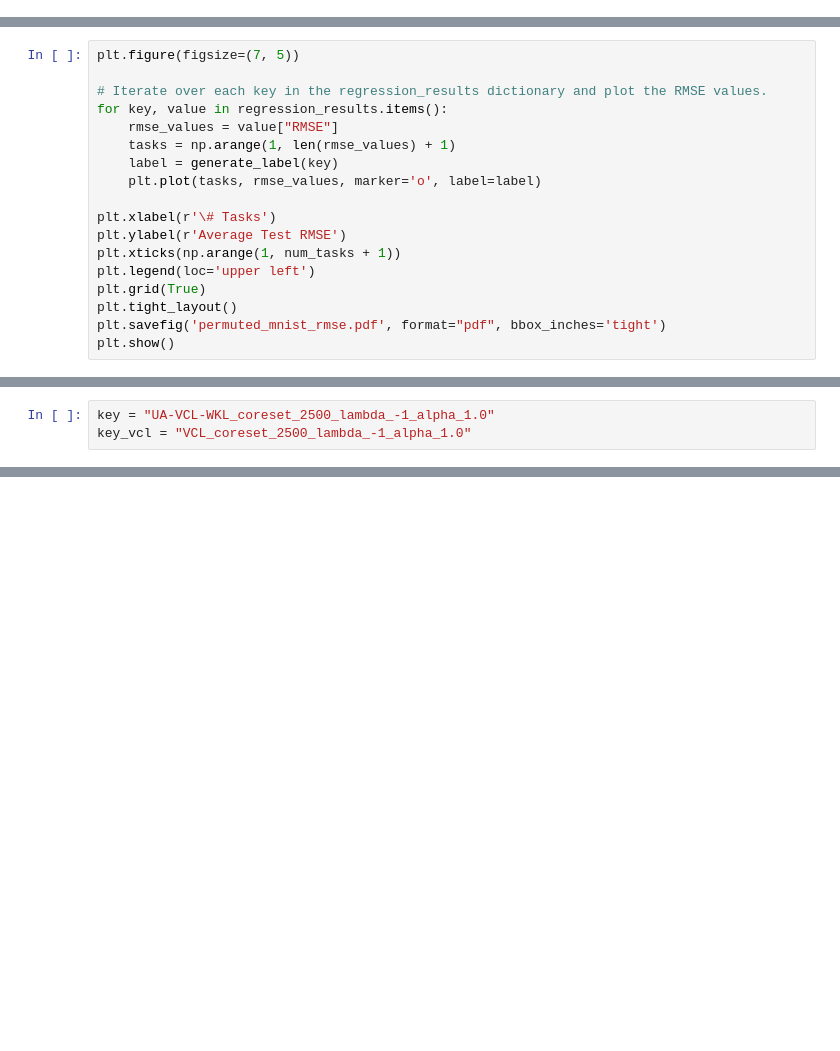
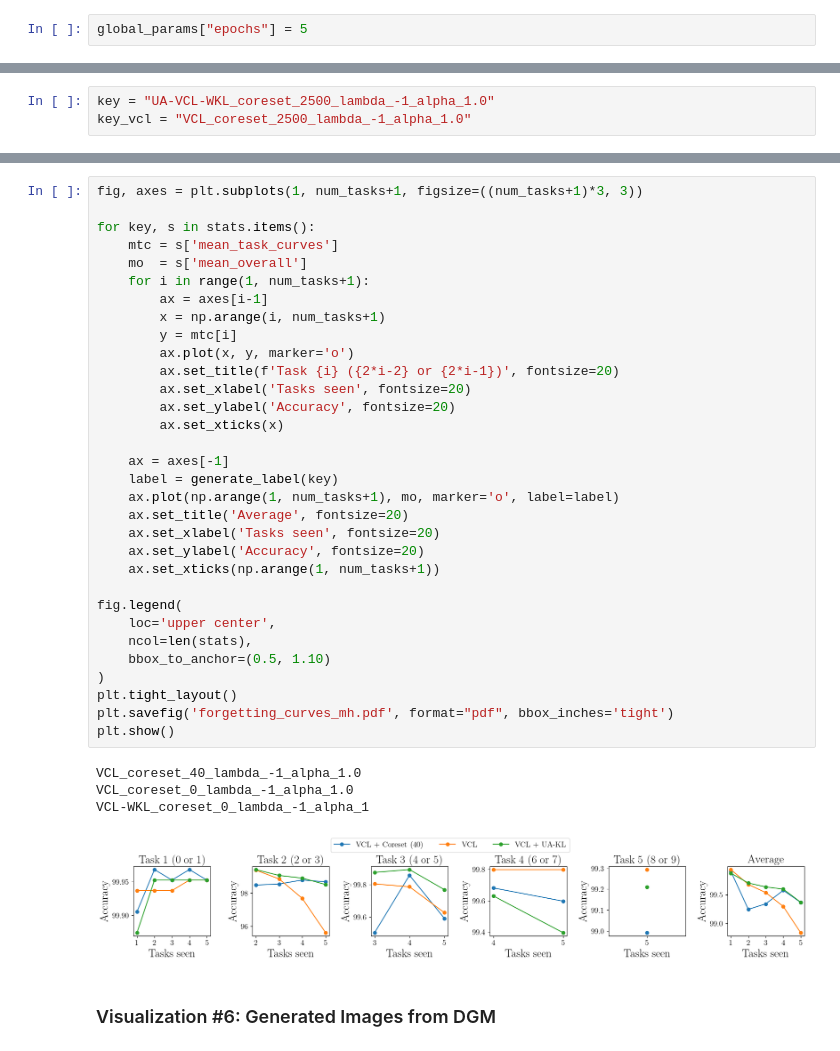
Before and after one commit to thierry123454/UA-VCL, a Jupyter notebook: UDL_Mini_Project.ipynb, the cells around one changed output, grey strips where cells are left out. Cells and saved outputs as stored; diff of their text form; blank space fills up the shorter version.

```diff
--- a/UDL_Mini_Project.ipynb
+++ b/UDL_Mini_Project.ipynb
@@ -969,0 +1374,2 @@ Average Test RMSE after Task 8: 0.32
+# %%
+global_params["epochs"] = 5
@@ -1131,18 +1791,0 @@ plt.show()
-# %%
-plt.figure(figsize=(7, 5))
-
-# Iterate over each key in the regression_results dictionary and plot the RMSE values.
-for key, value in regression_results.items():
-    rmse_values = value["RMSE"]
-    tasks = np.arange(1, len(rmse_values) + 1)
-    label = generate_label(key)
-    plt.plot(tasks, rmse_values, marker='o', label=label)
-
-plt.xlabel(r'\# Tasks')
-plt.ylabel(r'Average Test RMSE')
-plt.xticks(np.arange(1, num_tasks + 1))
-plt.legend(loc='upper left')
-plt.grid(True)
-plt.tight_layout()
-plt.savefig('permuted_mnist_rmse.pdf', format="pdf", bbox_inches='tight')
-plt.show()
@@ -1368,0 +1937,39 @@ EWC_coreset_-1_lambda_100_alpha_-1
+# %%
+fig, axes = plt.subplots(1, num_tasks+1, figsize=((num_tasks+1)*3, 3))
+
+for key, s in stats.items():
+    mtc = s['mean_task_curves']
+    mo  = s['mean_overall']
+    for i in range(1, num_tasks+1):
+        ax = axes[i-1]
+        x = np.arange(i, num_tasks+1)
+        y = mtc[i]
+        ax.plot(x, y, marker='o')
+        ax.set_title(f'Task {i} ({2*i-2} or {2*i-1})', fontsize=20)
+        ax.set_xlabel('Tasks seen', fontsize=20)
+        ax.set_ylabel('Accuracy', fontsize=20)
+        ax.set_xticks(x)
+
+    ax = axes[-1]
+    label = generate_label(key)
+    ax.plot(np.arange(1, num_tasks+1), mo, marker='o', label=label)
+    ax.set_title('Average', fontsize=20)
+    ax.set_xlabel('Tasks seen', fontsize=20)
+    ax.set_ylabel('Accuracy', fontsize=20)
+    ax.set_xticks(np.arange(1, num_tasks+1))
+
+fig.legend(
+    loc='upper center',
+    ncol=len(stats),
+    bbox_to_anchor=(0.5, 1.10)
+)
+plt.tight_layout()
+plt.savefig('forgetting_curves_mh.pdf', format="pdf", bbox_inches='tight')
+plt.show()
+# %% [output]
+VCL_coreset_40_lambda_-1_alpha_1.0
+VCL_coreset_0_lambda_-1_alpha_1.0
+VCL-WKL_coreset_0_lambda_-1_alpha_1
+[figure, added]
+# %% [markdown]
+### Visualization #6: Generated Images from DGM
```
Also changed, not shown: parts of 97 cells of this notebook, 3 other files.
